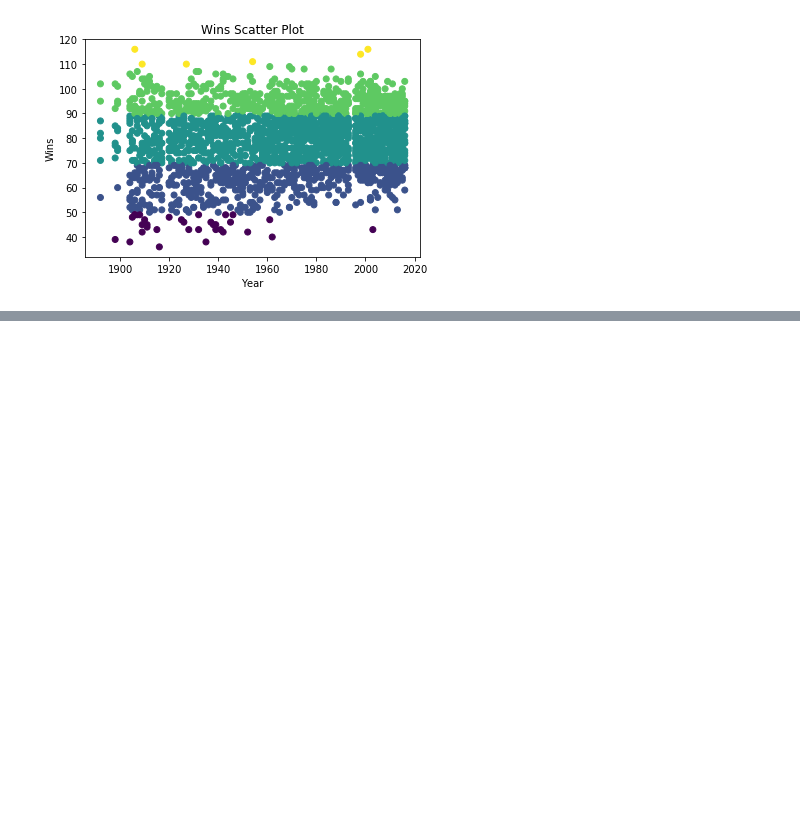
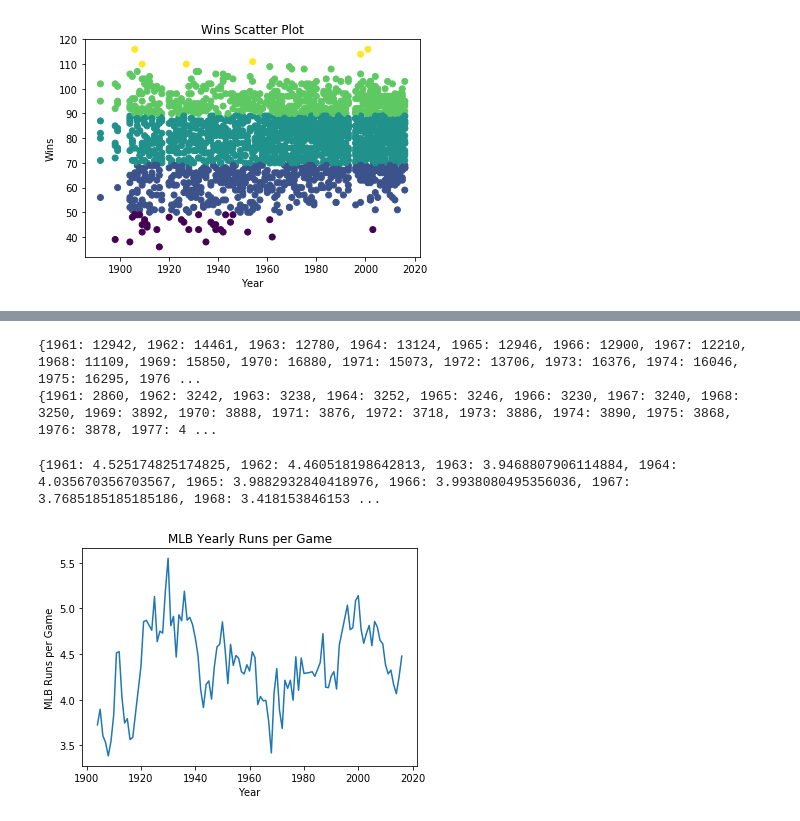
Before and after one commit to mariojrgithub/capstone, a Jupyter notebook: datacamp_code_along.ipynb, the cells around one changed output, grey strips where cells are left out. Cells and saved outputs as stored; diff of their text form; code cells hidden in the pictures; blank space fills up the shorter version.

```diff
--- a/datacamp_code_along.ipynb
+++ b/datacamp_code_along.ipynb
@@ -173,4 +173,4 @@ plt.show()
 [figure]
 # %%
 # filter for years greater than 1900
-df[df['yearID'] > 1900]
+df = df[df['yearID'] > 1900]
@@ -195,0 +186,48 @@ df[df['yearID'] > 1900]
+# %%
+# create runs per year and games per year dicts
+runs_per_year = {}
+games_per_year = {}
+
+for i, row in df.iterrows():
+    year = row['yearID']
+    runs = row['R']
+    games = row['G']
+
+    if year in runs_per_year:
+        runs_per_year[year] = runs_per_year[year] + runs
+        games_per_year[year] = games_per_year[year] + games
+    else:
+        runs_per_year[year] = runs
+        games_per_year[year] = games
+
+print(runs_per_year)
+print(games_per_year)
+# %% [output]
+{1961: 12942, 1962: 14461, 1963: 12780, 1964: 13124, 1965: 12946, 1966: 12900, 1967: 12210, 1968: 11109, 1969: 15850, 1970: 16880, 1971: 15073, 1972: 13706, 1973: 16376, 1974: 16046, 1975: 16295, 1976 ...
+{1961: 2860, 1962: 3242, 1963: 3238, 1964: 3252, 1965: 3246, 1966: 3230, 1967: 3240, 1968: 3250, 1969: 3892, 1970: 3888, 1971: 3876, 1972: 3718, 1973: 3886, 1974: 3890, 1975: 3868, 1976: 3878, 1977: 4 ...
+# %%
+# create MLB runs per game (per year) dict
+mlb_runs_per_game = {}
+for k, v in games_per_year.items():
+    year = k
+    games = v
+    runs = runs_per_year[year]
+    mlb_runs_per_game[year] = runs / games
+
+print(mlb_runs_per_game)
+# %% [output]
+{1961: 4.525174825174825, 1962: 4.460518198642813, 1963: 3.9468807906114884, 1964: 4.035670356703567, 1965: 3.9882932840418976, 1966: 3.9938080495356036, 1967: 3.7685185185185186, 1968: 3.418153846153 ...
+# %%
+# create list from mlb_runs_per_game
+lists = sorted(mlb_runs_per_game.items())
+x, y = zip(*lists)
+# %%
+# create line plot of Year vs MLB runs per game
+plt.plot(x, y)
+plt.title('MLB Yearly Runs per Game')
+plt.xlabel('Year')
+plt.ylabel('MLB Runs per Game')
+
+plt.show()
+# %% [output]
+[figure, added]
```
Also changed, not shown: parts of 9 cells of this notebook, 1 other file.
